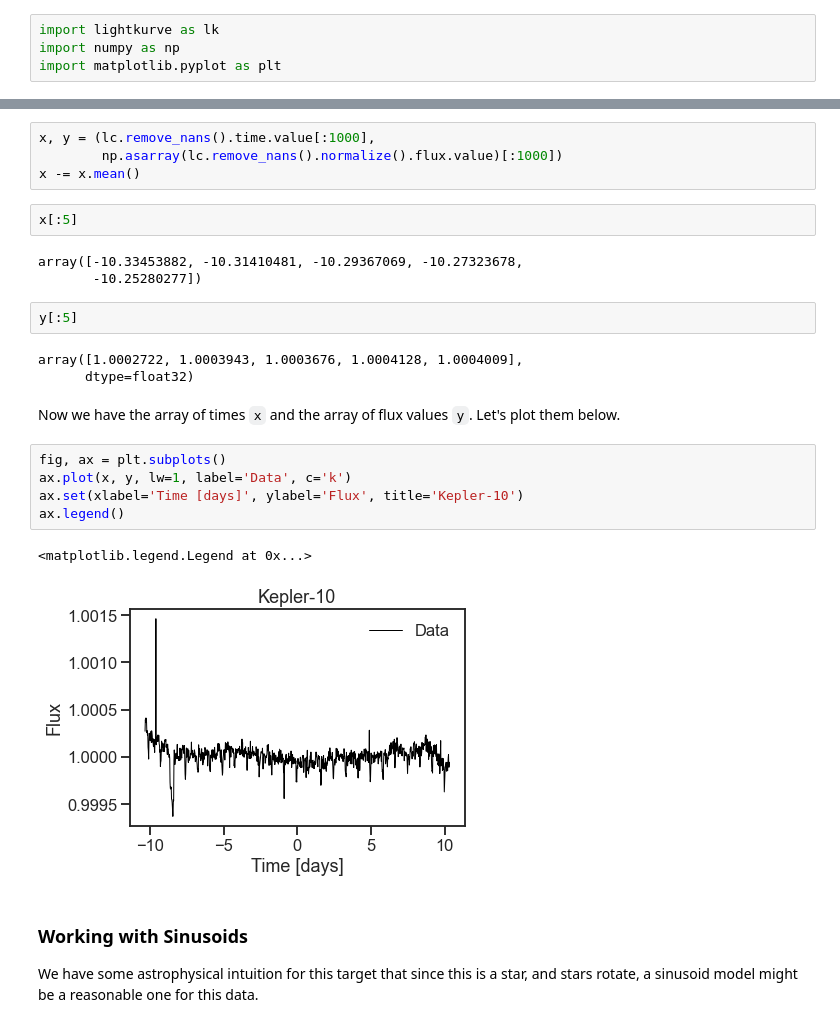
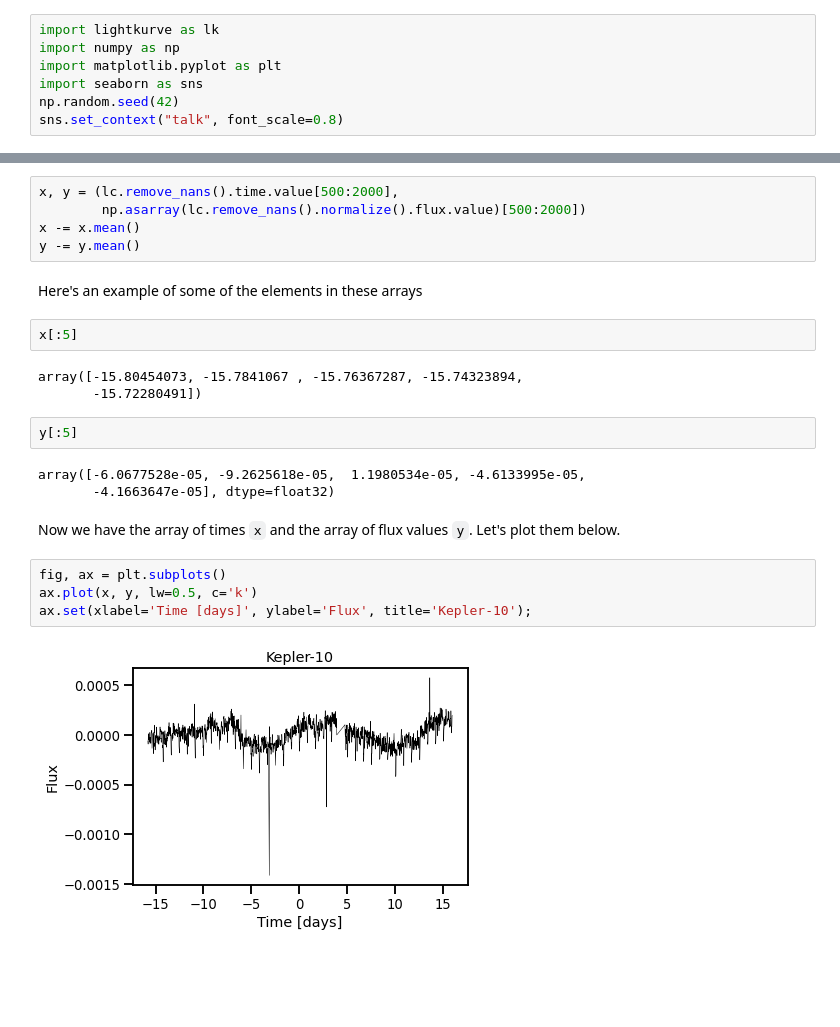
Before and after one commit to christinahedges/BuildingFastLinearModels, a Jupyter notebook: docs/3-1_classical-periodograms.ipynb, the cells around one changed output, grey strips where cells are left out. Saved outputs shown, nothing was run; the diff lists cells and outputs as text; blank space fills up the shorter version.

```diff
--- a/docs/3-1_classical-periodograms.ipynb
+++ b/docs/3-1_classical-periodograms.ipynb
@@ -8,3 +8,6 @@ Let's come back to this idea and see what we can do.
 import lightkurve as lk
 import numpy as np
 import matplotlib.pyplot as plt
+import seaborn as sns
+np.random.seed(42)
+sns.set_context("talk", font_scale=0.8)
@@ -22,28 +139,25 @@ Above, I've downloaded data for the target "Kepler-10", which is a famous star f
 # %%
-x, y = (lc.remove_nans().time.value[:1000],
-        np.asarray(lc.remove_nans().normalize().flux.value)[:1000])
+x, y = (lc.remove_nans().time.value[500:2000],
+        np.asarray(lc.remove_nans().normalize().flux.value)[500:2000])
 x -= x.mean()
+y -= y.mean()
+# %% [markdown]
+Here's an example of some of the elements in these arrays
 # %%
 x[:5]
 # %% [output]
-array([-10.33453882, -10.31410481, -10.29367069, -10.27323678,
-       -10.25280277])
+array([-15.80454073, -15.7841067 , -15.76367287, -15.74323894,
+       -15.72280491])
 # %%
 y[:5]
 # %% [output]
-array([1.0002722, 1.0003943, 1.0003676, 1.0004128, 1.0004009],
-      dtype=float32)
+array([-6.0677528e-05, -9.2625618e-05,  1.1980534e-05, -4.6133995e-05,
+       -4.1663647e-05], dtype=float32)
-# %% [markdown]
-Now we have the array of times `x` and the array of flux values `y`. Let's plot them below.
+# %% [markdown]
+Now we have the array of times `x` and the array of flux values `y`. Let's plot them below.
 # %%
 fig, ax = plt.subplots()
-ax.plot(x, y, lw=1, label='Data', c='k')
-ax.set(xlabel='Time [days]', ylabel='Flux', title='Kepler-10')
-ax.legend()
+ax.plot(x, y, lw=0.5, c='k')
+ax.set(xlabel='Time [days]', ylabel='Flux', title='Kepler-10');
 # %% [output]
-<matplotlib.legend.Legend at 0x...>
-[figure, old version]
+[figure, new version]
-# %% [markdown]
-### Working with Sinusoids
-
-We have some astrophysical intuition for this target that since this is a star, and stars rotate, a sinusoid model might be a reasonable one for this data.
```
Also changed, not shown: parts of 41 cells of this notebook, 10 other files.
